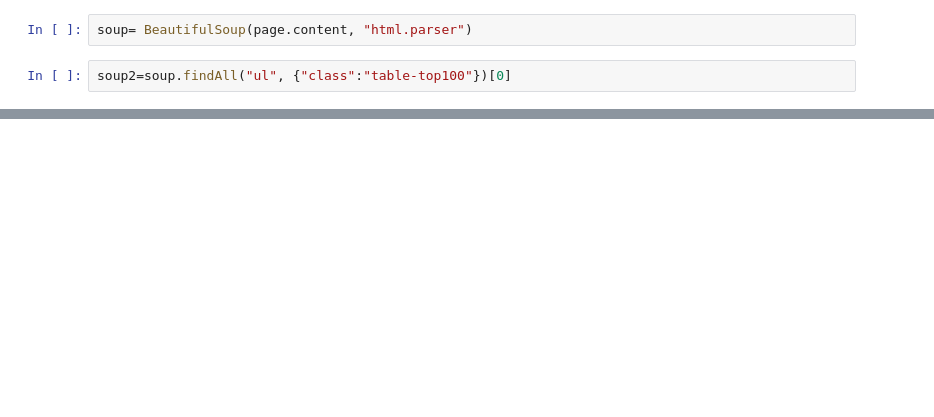
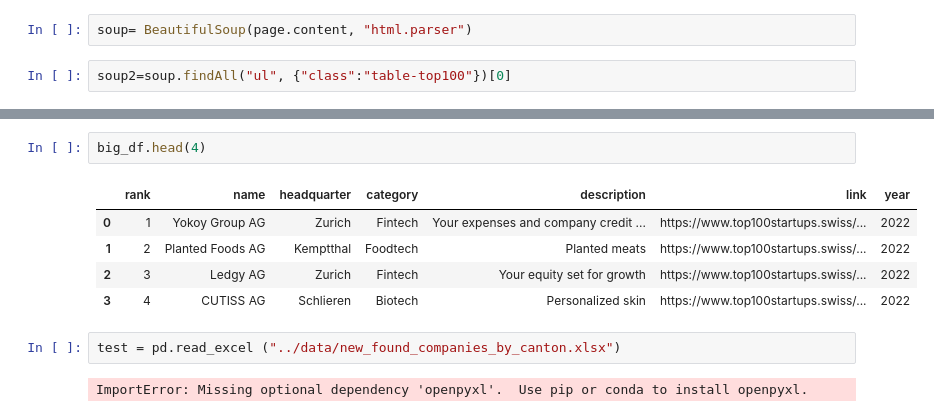
Before and after one commit to naemigraf/Start_up_Analyze, a Jupyter notebook: notebooks/web_scrape_stefan.ipynb, the cells around one changed output, grey strips where cells are left out. Drawn from its saved outputs; the diff is of its cells as text; blank space fills up the shorter version.

```diff
--- a/notebooks/web_scrape_stefan.ipynb
+++ b/notebooks/web_scrape_stefan.ipynb
@@ -92,0 +215,12 @@ soup2.findAll("!-- 200 0 --")  #here we have
+# %%
+big_df.head(4)
+# %% [output]
+|  | rank | name | headquarter | category | description | link | year |
+| 0 | 1 | Yokoy Group AG | Zurich | Fintech | Your expenses and company credit ... | https://www.top100startups.swiss/... | 2022 |
+| 1 | 2 | Planted Foods AG | Kemptthal | Foodtech | Planted meats | https://www.top100startups.swiss/... | 2022 |
+| 2 | 3 | Ledgy AG | Zurich | Fintech | Your equity set for growth | https://www.top100startups.swiss/... | 2022 |
+| 3 | 4 | CUTISS AG | Schlieren | Biotech | Personalized skin | https://www.top100startups.swiss/... | 2022 |
+# %%
+test = pd.read_excel ("../data/new_found_companies_by_canton.xlsx")
+# %% [output]
+ImportError: Missing optional dependency 'openpyxl'.  Use pip or conda to install openpyxl.
```
Also changed, not shown: parts of 27 cells of this notebook.
